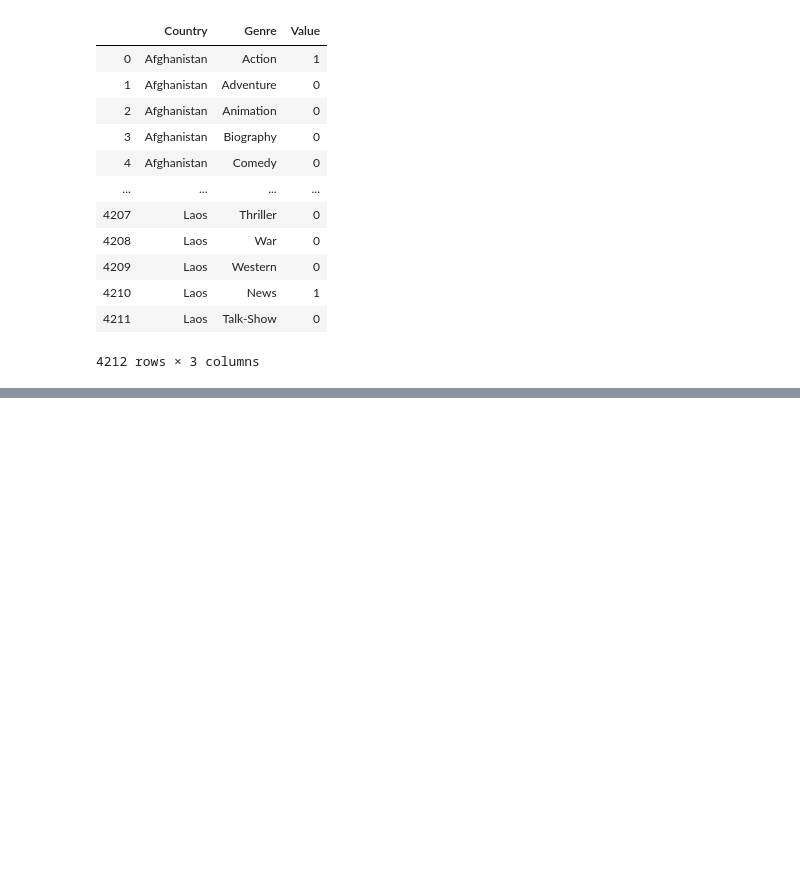
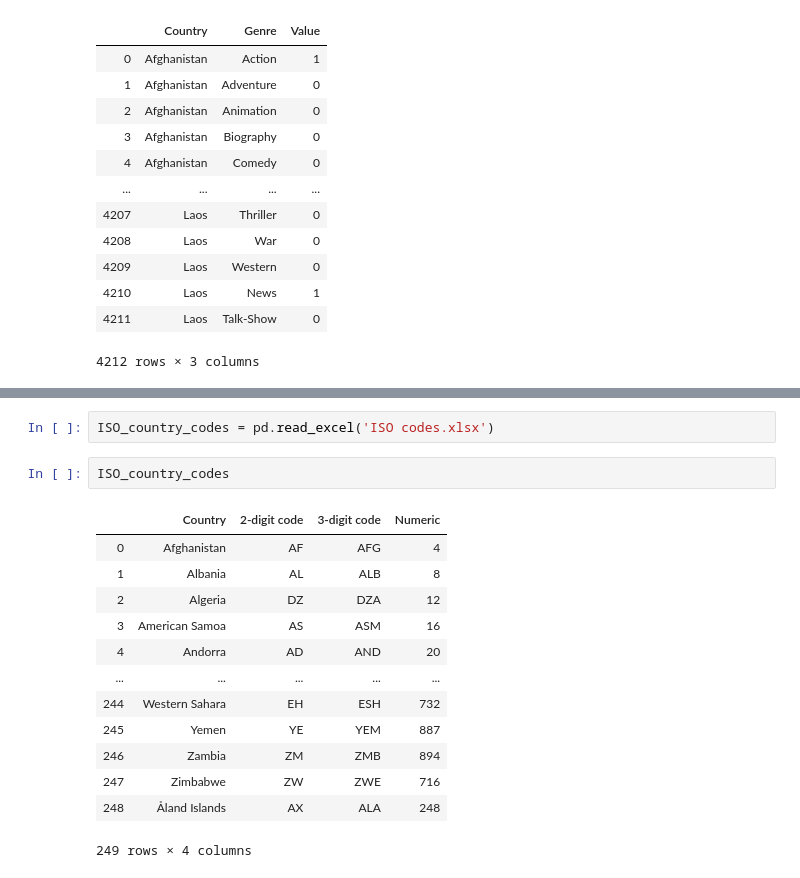
Before and after one commit to SalimAmarti/OTT_movies_Project, a Jupyter notebook: OTT project.ipynb, the cells around one changed output, grey strips where cells are left out. Cells and saved outputs as stored; diff of their text form; blank space fills up the shorter version.

```diff
--- a/OTT project.ipynb
+++ b/OTT project.ipynb
@@ -721,0 +790,18 @@ top_genre_country
+# %%
+ISO_country_codes = pd.read_excel('ISO codes.xlsx')
+# %%
+ISO_country_codes
+# %% [output]
+|  | Country | 2-digit code | 3-digit code | Numeric |
+| 0 | Afghanistan | AF | AFG | 4 |
+| 1 | Albania | AL | ALB | 8 |
+| 2 | Algeria | DZ | DZA | 12 |
+| 3 | American Samoa | AS | ASM | 16 |
+| 4 | Andorra | AD | AND | 20 |
+| ... | ... | ... | ... | ... |
+| 244 | Western Sahara | EH | ESH | 732 |
+| 245 | Yemen | YE | YEM | 887 |
+| 246 | Zambia | ZM | ZMB | 894 |
+| 247 | Zimbabwe | ZW | ZWE | 716 |
+| 248 | Åland Islands | AX | ALA | 248 |
+249 rows × 4 columns
```
Also changed, not shown: parts of 16 cells of this notebook.
